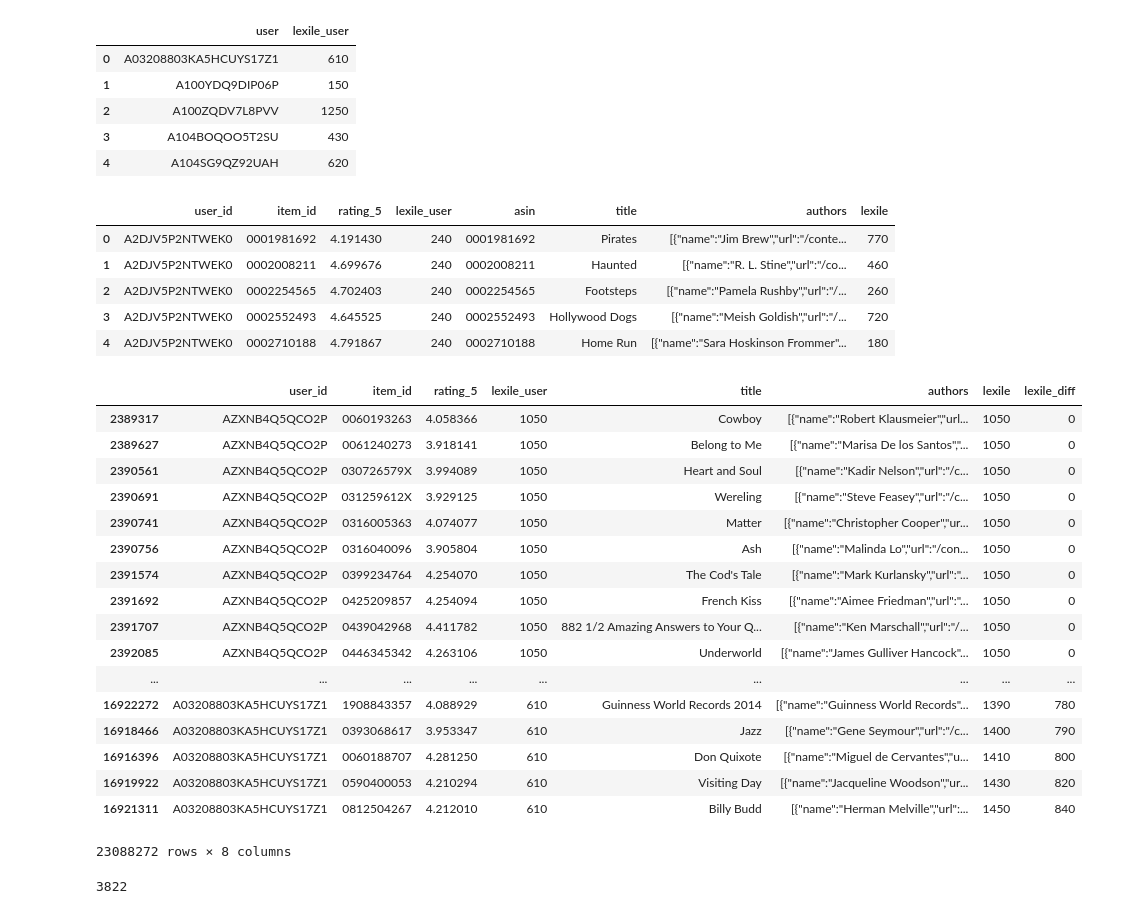
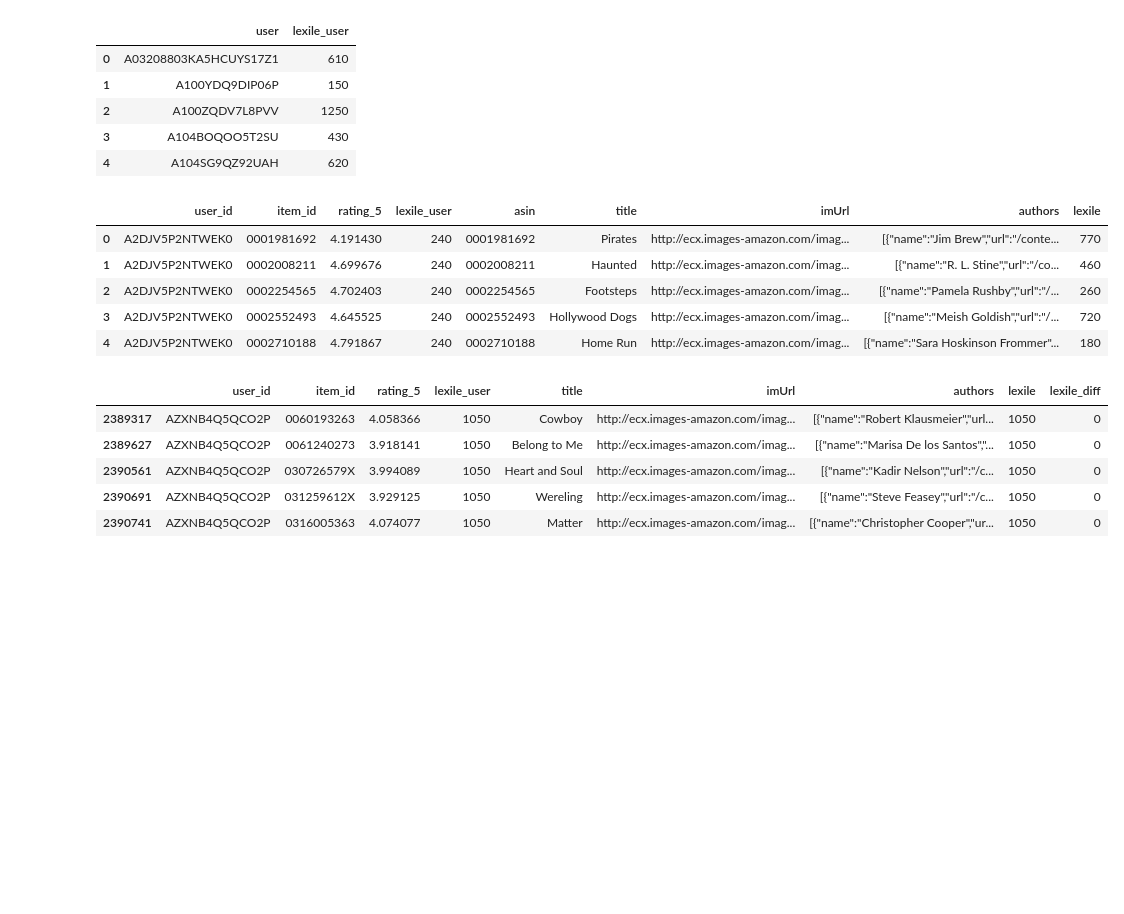
Before and after one commit to ankur-rc/blyton-book_recommender, a Jupyter notebook: code/data.engg/storing_sql_db.ipynb, the cells around one changed output. Saved outputs shown, nothing was run; the diff lists cells and outputs as text; code cells hidden in the pictures; blank space fills up the shorter version.

Commit message:
produce recommendations per user

```diff
--- a/code/data.engg/storing_sql_db.ipynb
+++ b/code/data.engg/storing_sql_db.ipynb
@@ -27,7 +27,7 @@ df.to_sql("predictions_tb", conn, index=False)
 # store pickle files
 metadata = pd.read_pickle("refined_metadata.pkl")
 
-metadata1 = metadata[['asin', 'title', 'authors', 'lexile']]
+metadata1 = metadata[['asin', 'title', 'imUrl', 'authors', 'lexile']]
 
 metadata1['lexile'] = pd.to_numeric(np.where(metadata1['lexile'].str[0].str.isalpha()\
                                              , metadata1['lexile'].str[2:-1], metadata1['lexile'].str[:-1]))
@@ -120,40 +120,23 @@ df2 = df.merge(usr_lxl3, how='left', left_on='user_id', right_on='user').drop('u
 
 df2.head()
 # %% [output]
-|  | user_id | item_id | rating_5 | lexile_user | asin | title | authors | lexile |
-| 0 | A2DJV5P2NTWEK0 | 0001981692 | 4.191430 | 240 | 0001981692 | Pirates | [{"name":"Jim Brew","url":"/conte... | 770 |
-| 1 | A2DJV5P2NTWEK0 | 0002008211 | 4.699676 | 240 | 0002008211 | Haunted | [{"name":"R. L. Stine","url":"/co... | 460 |
-| 2 | A2DJV5P2NTWEK0 | 0002254565 | 4.702403 | 240 | 0002254565 | Footsteps | [{"name":"Pamela Rushby","url":"/... | 260 |
-| 3 | A2DJV5P2NTWEK0 | 0002552493 | 4.645525 | 240 | 0002552493 | Hollywood Dogs | [{"name":"Meish Goldish","url":"/... | 720 |
-| 4 | A2DJV5P2NTWEK0 | 0002710188 | 4.791867 | 240 | 0002710188 | Home Run | [{"name":"Sara Hoskinson Frommer"... | 180 |
+|  | user_id | item_id | rating_5 | lexile_user | asin | title | imUrl | authors | lexile |
+| 0 | A2DJV5P2NTWEK0 | 0001981692 | 4.191430 | 240 | 0001981692 | Pirates | http://ecx.images-amazon.com/imag... | [{"name":"Jim Brew","url":"/conte... | 770 |
+| 1 | A2DJV5P2NTWEK0 | 0002008211 | 4.699676 | 240 | 0002008211 | Haunted | http://ecx.images-amazon.com/imag... | [{"name":"R. L. Stine","url":"/co... | 460 |
+| 2 | A2DJV5P2NTWEK0 | 0002254565 | 4.702403 | 240 | 0002254565 | Footsteps | http://ecx.images-amazon.com/imag... | [{"name":"Pamela Rushby","url":"/... | 260 |
+| 3 | A2DJV5P2NTWEK0 | 0002552493 | 4.645525 | 240 | 0002552493 | Hollywood Dogs | http://ecx.images-amazon.com/imag... | [{"name":"Meish Goldish","url":"/... | 720 |
+| 4 | A2DJV5P2NTWEK0 | 0002710188 | 4.791867 | 240 | 0002710188 | Home Run | http://ecx.images-amazon.com/imag... | [{"name":"Sara Hoskinson Frommer"... | 180 |
 # %%
 usr_itm_lxl = df2
 usr_itm_lxl["lexile_diff"] = abs(usr_itm_lxl["lexile_user"] - usr_itm_lxl["lexile"])
 # %%
 usr_itm_lxl2 = usr_itm_lxl.drop(['asin'],axis=1).sort_values(by=['user_id', 'lexile_diff'], ascending=[False, True])
 # %%
-usr_itm_lxl2
+usr_itm_lxl2.head()
 # %% [output]
-|  | user_id | item_id | rating_5 | lexile_user | title | authors | lexile | lexile_diff |
-| 2389317 | AZXNB4Q5QCO2P | 0060193263 | 4.058366 | 1050 | Cowboy | [{"name":"Robert Klausmeier","url... | 1050 | 0 |
-| 2389627 | AZXNB4Q5QCO2P | 0061240273 | 3.918141 | 1050 | Belong to Me | [{"name":"Marisa De los Santos","... | 1050 | 0 |
-| 2390561 | AZXNB4Q5QCO2P | 030726579X | 3.994089 | 1050 | Heart and Soul | [{"name":"Kadir Nelson","url":"/c... | 1050 | 0 |
-| 2390691 | AZXNB4Q5QCO2P | 031259612X | 3.929125 | 1050 | Wereling | [{"name":"Steve Feasey","url":"/c... | 1050 | 0 |
-| 2390741 | AZXNB4Q5QCO2P | 0316005363 | 4.074077 | 1050 | Matter | [{"name":"Christopher Cooper","ur... | 1050 | 0 |
-| 2390756 | AZXNB4Q5QCO2P | 0316040096 | 3.905804 | 1050 | Ash | [{"name":"Malinda Lo","url":"/con... | 1050 | 0 |
-| 2391574 | AZXNB4Q5QCO2P | 0399234764 | 4.254070 | 1050 | The Cod's Tale | [{"name":"Mark Kurlansky","url":"... | 1050 | 0 |
-| 2391692 | AZXNB4Q5QCO2P | 0425209857 | 4.254094 | 1050 | French Kiss | [{"name":"Aimee Friedman","url":"... | 1050 | 0 |
-| 2391707 | AZXNB4Q5QCO2P | 0439042968 | 4.411782 | 1050 | 882 1/2 Amazing Answers to Your Q... | [{"name":"Ken Marschall","url":"/... | 1050 | 0 |
-| 2392085 | AZXNB4Q5QCO2P | 0446345342 | 4.263106 | 1050 | Underworld | [{"name":"James Gulliver Hancock"... | 1050 | 0 |
-| ... | ... | ... | ... | ... | ... | ... | ... | ... |
-| 16922272 | A03208803KA5HCUYS17Z1 | 1908843357 | 4.088929 | 610 | Guinness World Records 2014 | [{"name":"Guinness World Records"... | 1390 | 780 |
-| 16918466 | A03208803KA5HCUYS17Z1 | 0393068617 | 3.953347 | 610 | Jazz | [{"name":"Gene Seymour","url":"/c... | 1400 | 790 |
-| 16916396 | A03208803KA5HCUYS17Z1 | 0060188707 | 4.281250 | 610 | Don Quixote | [{"name":"Miguel de Cervantes","u... | 1410 | 800 |
-| 16919922 | A03208803KA5HCUYS17Z1 | 0590400053 | 4.210294 | 610 | Visiting Day | [{"name":"Jacqueline Woodson","ur... | 1430 | 820 |
-| 16921311 | A03208803KA5HCUYS17Z1 | 0812504267 | 4.212010 | 610 | Billy Budd | [{"name":"Herman Melville","url":... | 1450 | 840 |
+|  | user_id | item_id | rating_5 | lexile_user | title | imUrl | authors | lexile | lexile_diff |
+| 2389317 | AZXNB4Q5QCO2P | 0060193263 | 4.058366 | 1050 | Cowboy | http://ecx.images-amazon.com/imag... | [{"name":"Robert Klausmeier","url... | 1050 | 0 |
+| 2389627 | AZXNB4Q5QCO2P | 0061240273 | 3.918141 | 1050 | Belong to Me | http://ecx.images-amazon.com/imag... | [{"name":"Marisa De los Santos","... | 1050 | 0 |
+| 2390561 | AZXNB4Q5QCO2P | 030726579X | 3.994089 | 1050 | Heart and Soul | http://ecx.images-amazon.com/imag... | [{"name":"Kadir Nelson","url":"/c... | 1050 | 0 |
+| 2390691 | AZXNB4Q5QCO2P | 031259612X | 3.929125 | 1050 | Wereling | http://ecx.images-amazon.com/imag... | [{"name":"Steve Feasey","url":"/c... | 1050 | 0 |
+| 2390741 | AZXNB4Q5QCO2P | 0316005363 | 4.074077 | 1050 | Matter | http://ecx.images-amazon.com/imag... | [{"name":"Christopher Cooper","ur... | 1050 | 0 |
-23088272 rows × 8 columns
-# %%
-# distinct users
-len(usr_itm_lxl2["user_id"].unique())
-# %% [output]
-3822
```
Also changed, not shown: parts of 8 cells of this notebook.
